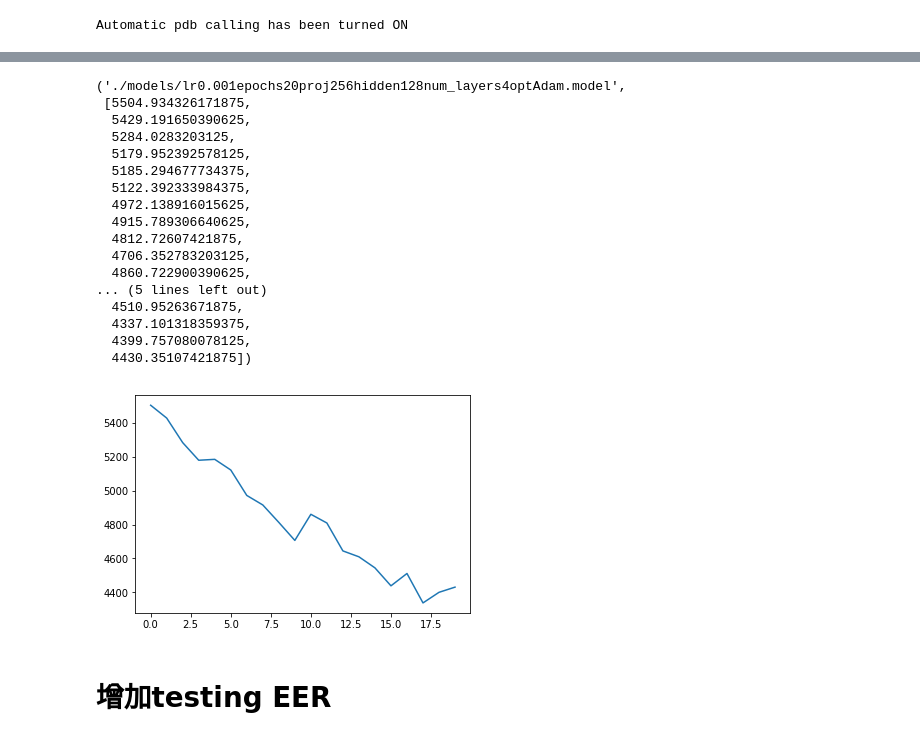
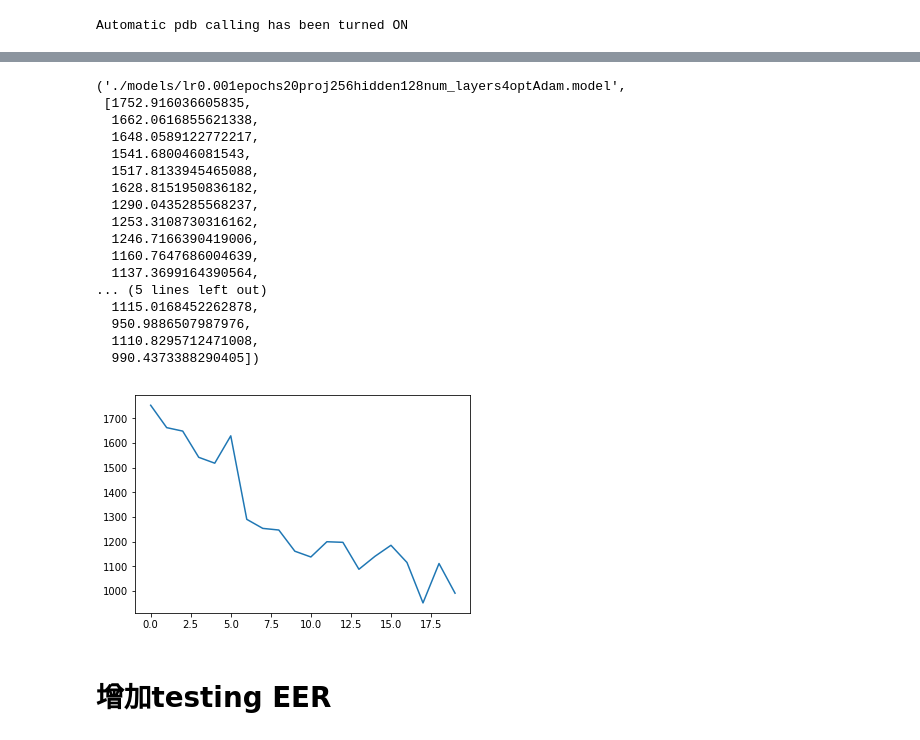
Before and after one commit to Bovey0809/Speaker_Verification, a Jupyter notebook: grid_search.ipynb, the cells around one changed output, grey strips where cells are left out. Saved outputs shown, nothing was run; the diff lists cells and outputs as text; code cells hidden in the pictures.

```diff
--- a/grid_search.ipynb
+++ b/grid_search.ipynb
@@ -118,31 +142,11 @@ train : 243, test : 31
 # %%
-def get_centroids(embeddings):
-    centroids = embeddings.mean(dim=1)
-    return centroids
-
-def get_utterance_centroids(embeddings):
-    """
-    Returns the centroids for each utterance of a speaker, where
-    the utterance centroid is the speaker centroid without considering
-    this utterance
-
-    Shape of embeddings should be:
-    (speaker_ct, utterance_per_speaker_ct, embedding_size)
-    """
-    sum_centroids = embeddings.sum(dim=1)
-    # we want to subtract out each utterance, prior to calculating the
-    # the utterance centroid
-    sum_centroids = sum_centroids.reshape(sum_centroids.shape[0], 1, sum_centroids.shape[-1])
-    # we want the mean but not including the utterance itself, so -1
-    num_utterances = embeddings.shape[1] - 1
-    centroids = (sum_centroids - embeddings) / num_utterances
-    return centroids
-
+# test get cossim
 def get_cossim(embeddings, centroids):
     # number of utterances per speaker
     num_utterances = embeddings.shape[1]
+    assert num_utterances == 3
     utterance_centroids = get_utterance_centroids(embeddings)
-
+    assert utterance_centroids.shape == (4, 3, 10)
     # flatten the embeddings and utterance centroids to just utterance,
     # so we can do cosine similarity
     utterance_centroids_flat = utterance_centroids.view(utterance_centroids.shape[0] * utterance_centroids.shape[1],-1)
@@ -169,11 +173,6 @@ def get_cossim(embeddings, centroids):
     cos_diff[same_idx, :, same_idx] = cos_same.view(embeddings.shape[0], num_utterances)
     cos_diff = cos_diff + 1e-6
     return cos_diff
-
-def calc_loss(sim_matrix):
-    same_idx = list(range(sim_matrix.size(0)))
-    pos = sim_matrix[same_idx, :, same_idx]
-    neg = (torch.exp(sim_matrix).sum(dim=2) + 1e-6).log_()
-    per_embedding_loss = -1 * (pos - neg)
-    loss = per_embedding_loss.sum()
-    return loss, per_embedding_loss
+emb = torch.randn(4, 3, 10)
+cen = torch.randn(4, 10)
+get_cossim(emb, cen)
@@ -363,7 +415,7 @@ def logging(f):
 def train(lr=0.001, epochs=10, proj=256, hidden=128, num_layers=4, device='cuda', opt='Adam', debug=False):
     # define net, loss, optimizer
     device = torch.device(device)
-    N = 100
+    N = 4
     M = 6
     embedder_net = SpeechEmbedder(hidden=hidden, num_layers=num_layers, proj=proj, N=N, M=M).to(device)
     criterion = GE2ELoss(device)
@@ -372,7 +424,7 @@ def train(lr=0.001, epochs=10, proj=256, hidden=128, num_layers=4, device='cuda'
                                  {'params': criterion.parameters()}], lr=lr)
     elif opt == 'SGD':
         optimizer = torch.optim.SGD([{'params': embedder_net.parameters()},
-                                    {'params': criterion.parameters()}], lr=lr)
+                                    {'params': criterion.parameters()}], lr=lr,momentum=0.9)
     # print(f"Your optimizer is {optimizer}")
     train_dataset = SpeakerDatasetTIMITPreprocessed('./train_tisv/', M)
     train_loader = DataLoader(train_dataset, batch_size=N, drop_last=True, shuffle=True)
@@ -404,6 +456,6 @@ def train(lr=0.001, epochs=10, proj=256, hidden=128, num_layers=4, device='cuda'
     return save_model_path, loss_log
 
 # test loss printout
-train(epochs=20)
+train(epochs=20, debug=True)
 # %% [output]
 PARMS: {'epochs': 20, 'debug': True}
@@ -426,21 +478,21 @@ TIME: 9.631 seconds
 ('./models/lr0.001epochs20proj256hidden128num_layers4optAdam.model',
- [5504.934326171875,
-  5429.191650390625,
-  5284.0283203125,
-  5179.952392578125,
-  5185.294677734375,
-  5122.392333984375,
-  4972.138916015625,
-  4915.789306640625,
-  4812.72607421875,
-  4706.352783203125,
-  4860.722900390625,
+ [1752.916036605835,
+  1662.0616855621338,
+  1648.0589122772217,
+  1541.680046081543,
+  1517.8133945465088,
+  1628.8151950836182,
+  1290.0435285568237,
+  1253.3108730316162,
+  1246.7166390419006,
+  1160.7647686004639,
+  1137.3699164390564,
 ... (5 lines left out)
-  4510.95263671875,
-  4337.101318359375,
-  4399.757080078125,
-  4430.35107421875])
+  1115.0168452262878,
+  950.9886507987976,
+  1110.8295712471008,
+  990.4373388290405])
-[figure, old version]
+[figure, new version]
 # %% [markdown]
 # 增加testing EER
 # %%
```
Also changed, not shown: parts of 7 cells of this notebook.
